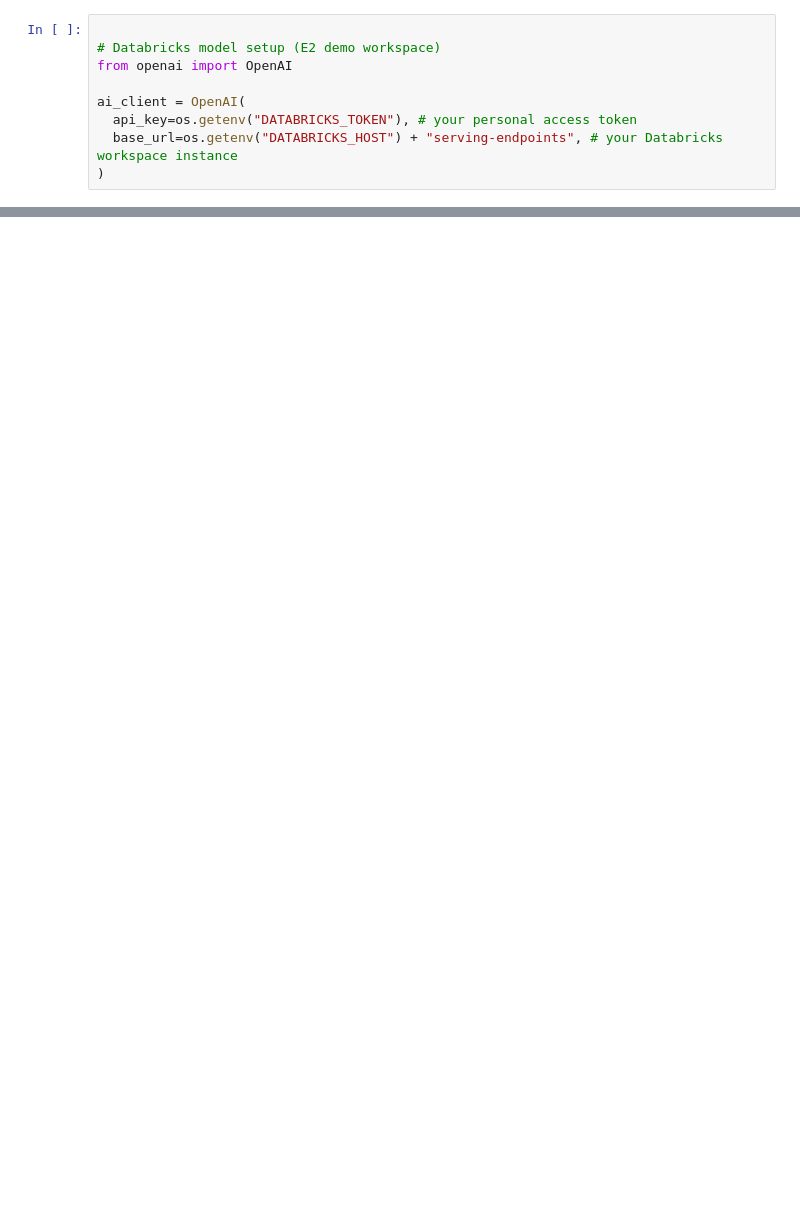
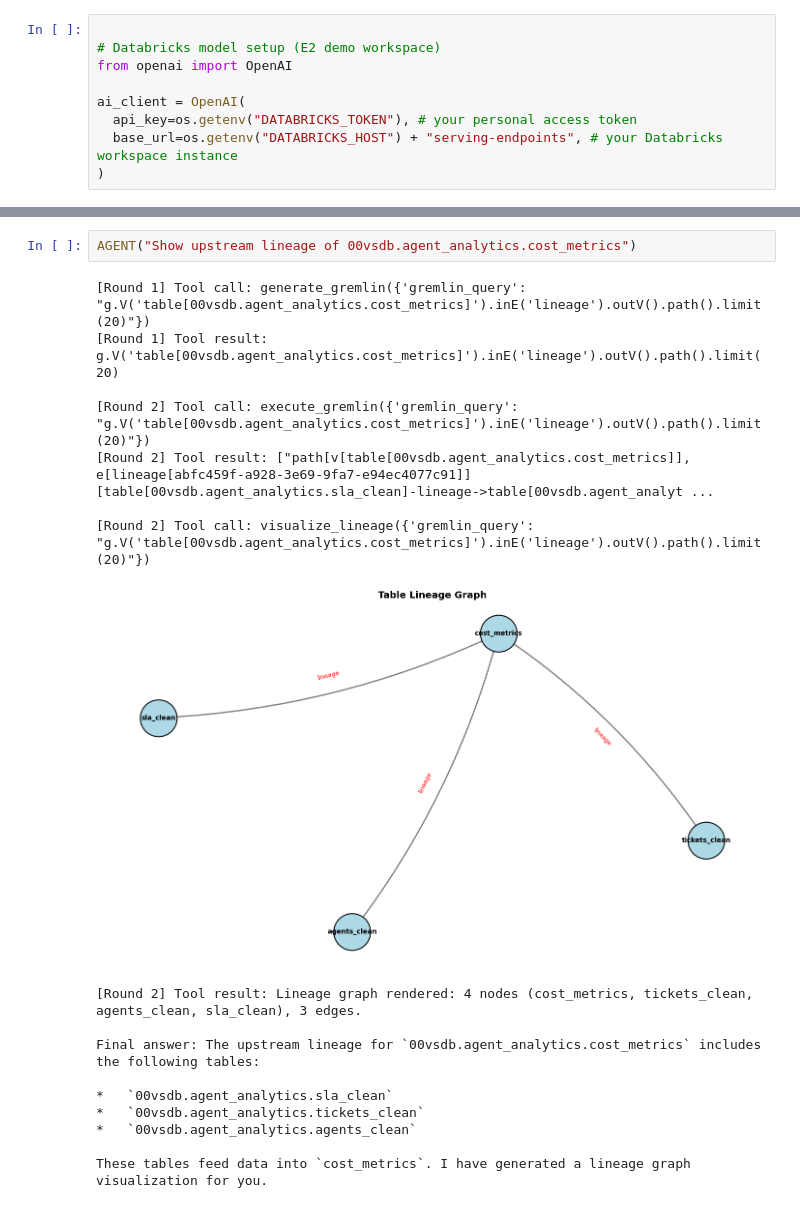
Before and after one commit to Blackkadder/voice-to-rag, a Jupyter notebook: backend/agents/dev_notebook.ipynb, the cells around one changed output, grey strips where cells are left out. Cells and saved outputs as stored; diff of their text form; blank space fills up the shorter version.

```diff
--- a/backend/agents/dev_notebook.ipynb
+++ b/backend/agents/dev_notebook.ipynb
@@ -150,0 +238,20 @@ What is the lineage of table 00vsdb.agent_analytics.agents_clean?
+# %%
+AGENT("Show upstream lineage of 00vsdb.agent_analytics.cost_metrics")
+# %% [output]
+[Round 1] Tool call: generate_gremlin({'gremlin_query': "g.V('table[00vsdb.agent_analytics.cost_metrics]').inE('lineage').outV().path().limit(20)"})
+[Round 1] Tool result: g.V('table[00vsdb.agent_analytics.cost_metrics]').inE('lineage').outV().path().limit(20)
+
+[Round 2] Tool call: execute_gremlin({'gremlin_query': "g.V('table[00vsdb.agent_analytics.cost_metrics]').inE('lineage').outV().path().limit(20)"})
+[Round 2] Tool result: ["path[v[table[00vsdb.agent_analytics.cost_metrics]], e[lineage[abfc459f-a928-3e69-9fa7-e94ec4077c91]][table[00vsdb.agent_analytics.sla_clean]-lineage->table[00vsdb.agent_analyt ...
+
+[Round 2] Tool call: visualize_lineage({'gremlin_query': "g.V('table[00vsdb.agent_analytics.cost_metrics]').inE('lineage').outV().path().limit(20)"})
+[figure, added]
+[Round 2] Tool result: Lineage graph rendered: 4 nodes (cost_metrics, tickets_clean, agents_clean, sla_clean), 3 edges.
+
+Final answer: The upstream lineage for `00vsdb.agent_analytics.cost_metrics` includes the following tables:
+
+*   `00vsdb.agent_analytics.sla_clean`
+*   `00vsdb.agent_analytics.tickets_clean`
+*   `00vsdb.agent_analytics.agents_clean`
+
+These tables feed data into `cost_metrics`. I have generated a lineage graph visualization for you.
```
Also changed, not shown: parts of 12 cells of this notebook, 5 other files.
